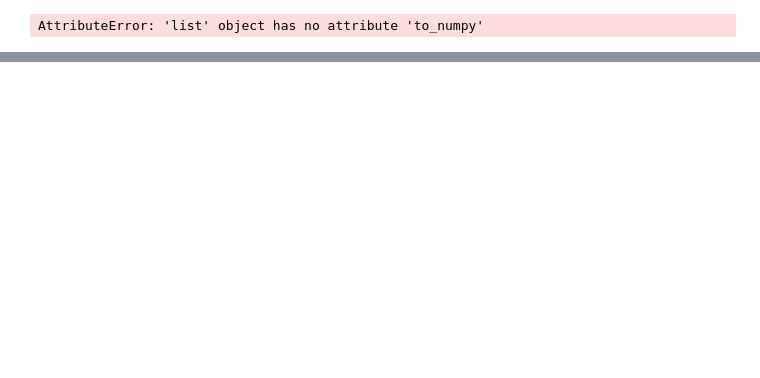
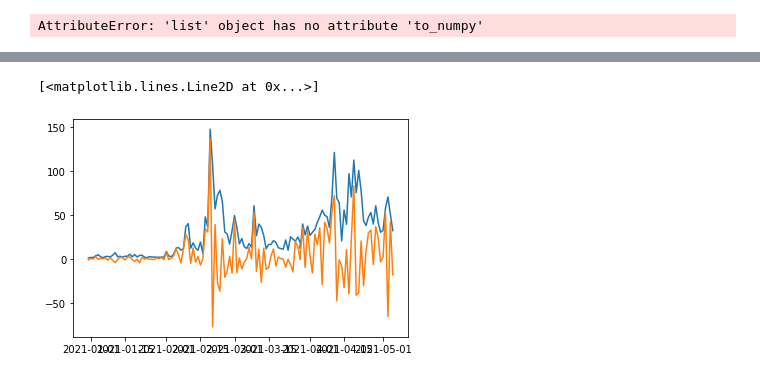
Before and after one commit to akhil14shukla/Crypto-Prediction, a Jupyter notebook: Crypto_2.ipynb, the cells around one changed output, grey strips where cells are left out. Cells and saved outputs as stored; diff of their text form; code cells hidden in the pictures; blank space fills up the shorter version.

```diff
--- a/Crypto_2.ipynb
+++ b/Crypto_2.ipynb
@@ -151,0 +157,11 @@ AttributeError: 'tuple' object has no attribute 'transpose'
+# %%
+# plt.plot(data['Open'])
+# plt.plot(data['Close'])
+plt.plot(data['High'] - data['Low'])
+plt.plot(data['Close'] - data['Open'])
+# plt.plot(data['Close'] - data['High'])
+# plt.plot(data['Close'] - data['Low'])
+# plt.plot(data['Low'])
+# %% [output]
+[<matplotlib.lines.Line2D at 0x...>]
+[figure, added]
```
Also changed, not shown: parts of 7 cells of this notebook.
